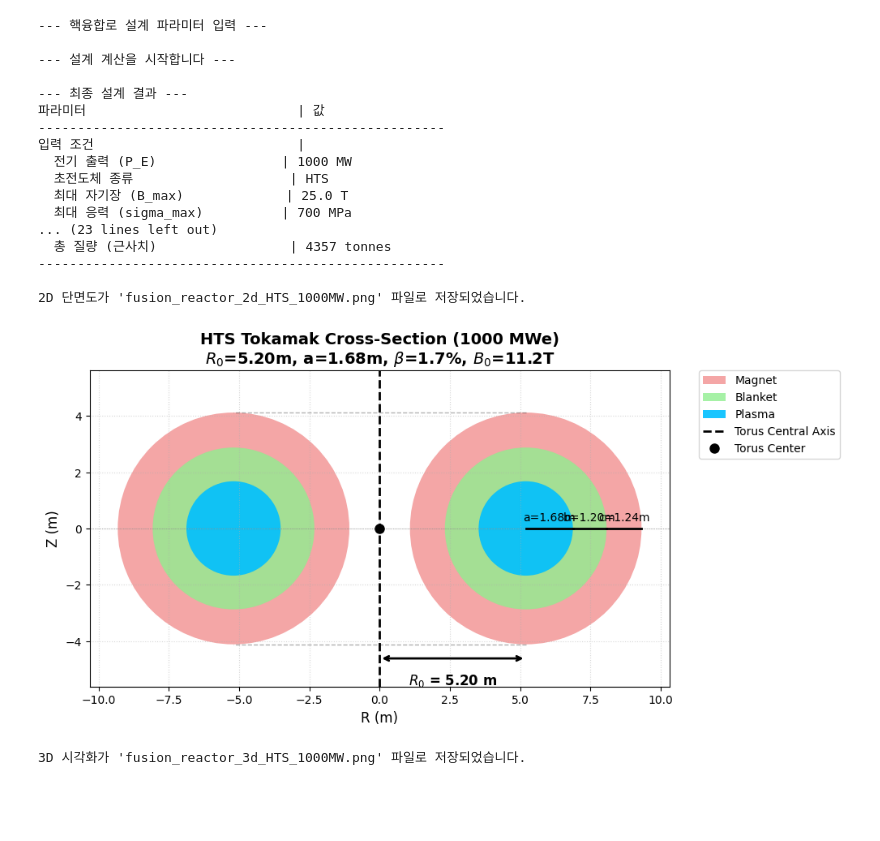
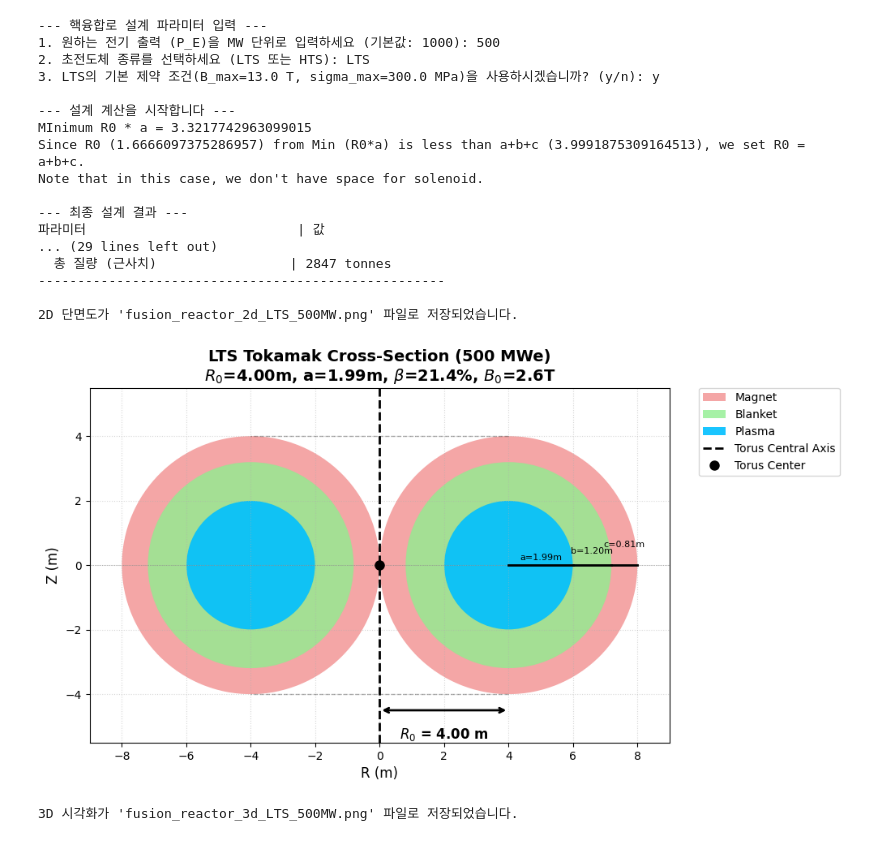
Before and after one commit to UNIST-FPL/U-SURF2025, a Jupyter notebook: HB/과제3.ipynb, the cells around one changed output. Cells and saved outputs as stored; diff of their text form; code cells hidden in the pictures; blank space fills up the shorter version.

```diff
--- a/HB/과제3.ipynb
+++ b/HB/과제3.ipynb
@@ -72,11 +72,20 @@ def calculate_fusion_reactor_design():
     # 3. 주 반경 (R0) 계산 (Freidberg Eq. 5.20, 5.32), 파워에 따른 R0 계산이지만, 요구 파워량을 줄이면 겹침이 생김.
     """
     # R0 = 0.04 * P_E / (a * Pw_max)
+
+    """
     R0_coeff = (1 / (4 * np.pi**2 * CONSTANTS['eta_t'])) * (14.1 / (3.5 + 14.1 + 4.8))
-    R0 = R0_coeff * P_E / (a * CONSTANTS['Pw_max'])
-    """
-    # 겹침 방지를 위해 R0 계산시 iter like 한 R0 적용.
-    R0 = 3.1*(a)
+    R0a = R0_coeff * P_E / CONSTANTS['Pw_max']
+    print(f"MInimum R0 * a = {R0a}")
+
+    # # ESY 20251111
+    R0 = R0a/a
+    if R0 < a+b+c :
+      print(f"Since R0 ({R0}) from Min (R0*a) is less than a+b+c ({a+b+c}), we set R0 = a+b+c.\nNote that in this case, we don't have space for solenoid.")
+      R0 = a+b+c
+
+    # # 겹침 방지를 위해 R0 계산시 iter like 한 R0 적용.
+    # R0 = 3.1*(a)
 
     # 4. 플라즈마 부피 및 표면적 계산
     V_p = 2 * np.pi**2 * R0 * a**2
@@ -196,13 +205,13 @@ def plot_cross_section_double(R0, a, b, c, params):
 
     y_pos = 0
     ax.plot([x_left, x_left + a], [y_pos, y_pos], 'k-', linewidth=2)
-    ax.text(x_left + a/2, y_pos + 0.2, f'a={a:.2f}m', ha='center', va='bottom', fontsize=10)
+    ax.text(x_left + a/2, y_pos + 0.1, f'a={a:.2f}m', ha='center', va='bottom', fontsize=8)
 
     ax.plot([x_left + a, x_left + a + b], [y_pos, y_pos], 'k-', linewidth=2)
-    ax.text(x_left + a + b/2, y_pos + 0.2, f'b={b:.2f}m', ha='center', va='bottom', fontsize=10)
+    ax.text(x_left + a + b/2, y_pos + 0.3, f'b={b:.2f}m', ha='center', va='bottom', fontsize=8)
 
     ax.plot([x_left + a + b, x_left + a + b + c], [y_pos, y_pos], 'k-', linewidth=2)
-    ax.text(x_left + a + b + c/2, y_pos + 0.2, f'c={c:.2f}m', ha='center', va='bottom', fontsize=10)
+    ax.text(x_left + a + b + c/2, y_pos + 0.5, f'c={c:.2f}m', ha='center', va='bottom', fontsize=8)
 
     theta = np.linspace(0, np.pi, 100)
     x_top = R0 * np.cos(theta)
@@ -331,41 +340,41 @@ def plot_3d_tokamak(R0, a, b, c, params):
     ax.set_title(title, fontsize=14, fontweight='bold', pad=20)
 
     # 시점 설정 (절단면 고려)
     ax.view_init(elev=25, azim=-50)
 
     # 범례
     magnet_patch = patches.Patch(color='lightcoral', alpha=0.7, label=f'Magnet Coils (c={c:.2f}m)')
     blanket_patch = patches.Patch(color='lightgreen', alpha=0.7, label=f'Blanket (b={b:.2f}m)')
     plasma_patch = patches.Patch(color='gold', alpha=0.8, label=f'Plasma (a={a:.2f}m)')
     field_line = plt.Line2D([0], [0], color='blue', lw=2, alpha=0.5, label='Magnetic Field Lines')
     ax.legend(handles=[magnet_patch, blanket_patch, plasma_patch, field_line], loc='upper left')
 
     ax.grid(True, alpha=0.3)
 
     filename_3d = f"fusion_reactor_3d_{params['sc_type']}_{params['P_E_MW']:.0f}MW.png"
     plt.savefig(filename_3d, dpi=150, bbox_inches='tight')
     print(f"3D 시각화가 '{filename_3d}' 파일로 저장되었습니다.")
     plt.show()
 
 if __name__ == '__main__':
     calculate_fusion_reactor_design()
 # %% [output]
 --- 핵융합로 설계 파라미터 입력 ---
+1. 원하는 전기 출력 (P_E)을 MW 단위로 입력하세요 (기본값: 1000): 500
+2. 초전도체 종류를 선택하세요 (LTS 또는 HTS): LTS
+3. LTS의 기본 제약 조건(B_max=13.0 T, sigma_max=300.0 MPa)을 사용하시겠습니까? (y/n): y
 
 --- 설계 계산을 시작합니다 ---
+MInimum R0 * a = 3.3217742963099015
+Since R0 (1.6666097375286957) from Min (R0*a) is less than a+b+c (3.9991875309164513), we set R0 = a+b+c.
+Note that in this case, we don't have space for solenoid.
 
 --- 최종 설계 결과 ---
 파라미터                           | 값
-----------------------------------------------------
-입력 조건                          |
-  전기 출력 (P_E)                | 1000 MW
-  초전도체 종류                    | HTS
-  최대 자기장 (B_max)             | 25.0 T
-  최대 응력 (sigma_max)          | 700 MPa
-... (23 lines left out)
-  총 질량 (근사치)                 | 4357 tonnes
+... (29 lines left out)
+  총 질량 (근사치)                 | 2847 tonnes
 ----------------------------------------------------
 
-2D 단면도가 'fusion_reactor_2d_HTS_1000MW.png' 파일로 저장되었습니다.
+2D 단면도가 'fusion_reactor_2d_LTS_500MW.png' 파일로 저장되었습니다.
-[figure, old version]
+[figure, new version]
-3D 시각화가 'fusion_reactor_3d_HTS_1000MW.png' 파일로 저장되었습니다.
+3D 시각화가 'fusion_reactor_3d_LTS_500MW.png' 파일로 저장되었습니다.
```
Also changed, not shown: parts of 1 cell of this notebook.
